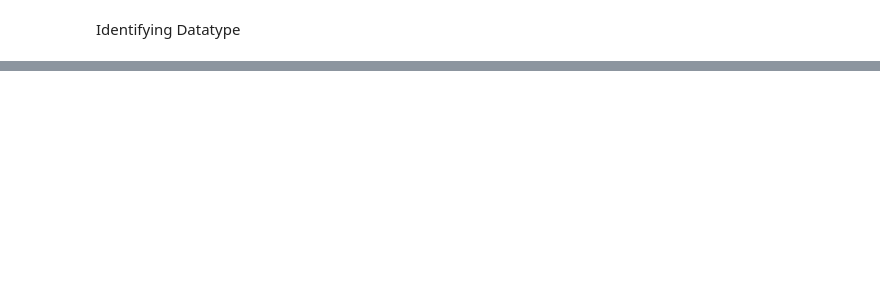
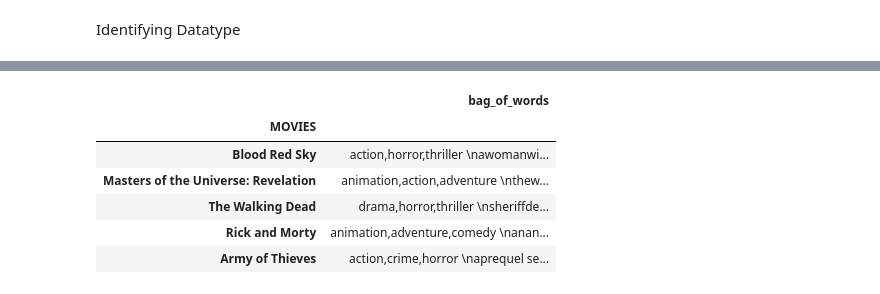
Before and after one commit to Jayesh-Ah/NetflixRecomm_DSP, a Jupyter notebook: notebook31b02ae803.ipynb, the cells around one changed output, grey strips where cells are left out. Saved outputs shown, nothing was run; the diff lists cells and outputs as text; code cells hidden in the pictures; blank space fills up the shorter version.

```diff
--- a/notebook31b02ae803.ipynb
+++ b/notebook31b02ae803.ipynb
@@ -52,0 +163,24 @@ data.isnull().sum()
+# %%
+new_df['bag_of_words'] = ''
+
+# Combine all the words into 1 column
+for i, row in enumerate(new_df.iterrows()):
+    string = ''
+    for col in new_df.columns:
+        if row[1][col] == '':
+            continue
+        else:
+            string += row[1][col] + ' '
+            new_df['bag_of_words'][i] = string.strip()
+
+new_df.drop(new_df.columns[:-1], axis=1, inplace=True)
+# %%
+new_df.head()
+# %% [output]
+|  | bag_of_words |
+| MOVIES |  |
+| Blood Red Sky | action,horror,thriller \nawomanwi... |
+| Masters of the Universe: Revelation | animation,action,adventure \nthew... |
+| The Walking Dead | drama,horror,thriller \nsheriffde... |
+| Rick and Morty | animation,adventure,comedy \nanan... |
+| Army of Thieves | action,crime,horror \naprequel se... |
```
Also changed, not shown: parts of 17 cells of this notebook.
